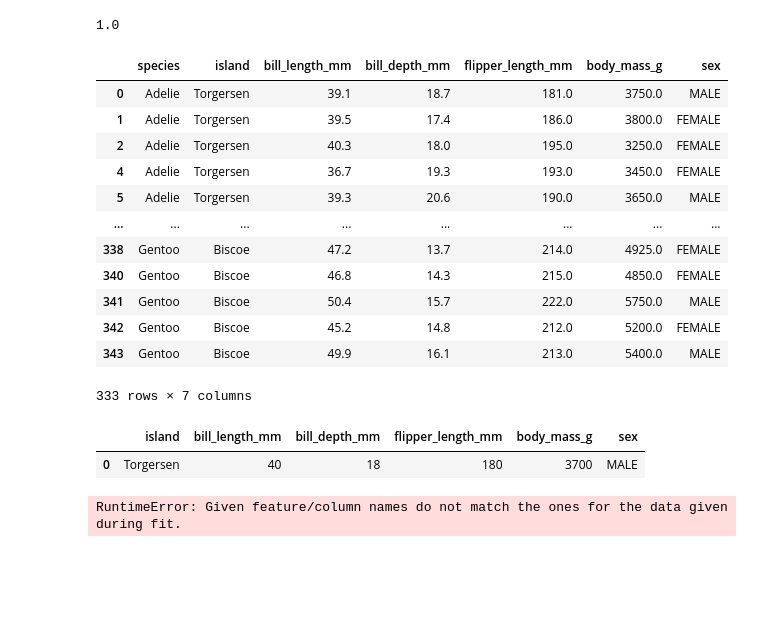
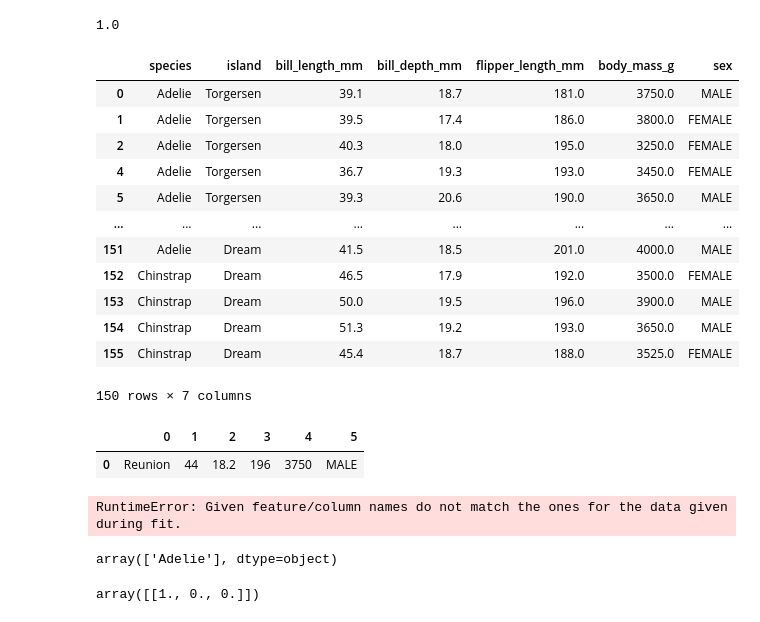
Before and after one commit to alexisflipo/ml_prod, a Jupyter notebook: notebooks/viz.ipynb, the cells around one changed output. Cells and saved outputs as stored; diff of their text form; code cells hidden in the pictures; blank space fills up the shorter version.

```diff
--- a/notebooks/viz.ipynb
+++ b/notebooks/viz.ipynb
@@ -173,30 +173,38 @@ accuracy_score(y_pred, y_test)
 # %% [output]
 1.0
 # %%
-df
+df.head(150)
 # %% [output]
 |  | species | island | bill_length_mm | bill_depth_mm | flipper_length_mm | body_mass_g | sex |
 | 0 | Adelie | Torgersen | 39.1 | 18.7 | 181.0 | 3750.0 | MALE |
 | 1 | Adelie | Torgersen | 39.5 | 17.4 | 186.0 | 3800.0 | FEMALE |
 | 2 | Adelie | Torgersen | 40.3 | 18.0 | 195.0 | 3250.0 | FEMALE |
 | 4 | Adelie | Torgersen | 36.7 | 19.3 | 193.0 | 3450.0 | FEMALE |
 | 5 | Adelie | Torgersen | 39.3 | 20.6 | 190.0 | 3650.0 | MALE |
 | ... | ... | ... | ... | ... | ... | ... | ... |
-| 338 | Gentoo | Biscoe | 47.2 | 13.7 | 214.0 | 4925.0 | FEMALE |
-| 340 | Gentoo | Biscoe | 46.8 | 14.3 | 215.0 | 4850.0 | FEMALE |
-| 341 | Gentoo | Biscoe | 50.4 | 15.7 | 222.0 | 5750.0 | MALE |
-| 342 | Gentoo | Biscoe | 45.2 | 14.8 | 212.0 | 5200.0 | FEMALE |
-| 343 | Gentoo | Biscoe | 49.9 | 16.1 | 213.0 | 5400.0 | MALE |
+| 151 | Adelie | Dream | 41.5 | 18.5 | 201.0 | 4000.0 | MALE |
+| 152 | Chinstrap | Dream | 46.5 | 17.9 | 192.0 | 3500.0 | FEMALE |
+| 153 | Chinstrap | Dream | 50.0 | 19.5 | 196.0 | 3900.0 | MALE |
+| 154 | Chinstrap | Dream | 51.3 | 19.2 | 193.0 | 3650.0 | MALE |
+| 155 | Chinstrap | Dream | 45.4 | 18.7 | 188.0 | 3525.0 | FEMALE |
-333 rows × 7 columns
+150 rows × 7 columns
 # %%
-b = ['Torgersen',40,18,180,3700,'MALE']
-a = pd.DataFrame([b], columns=X.columns)
+b = ['Reunion',44,18.2,196,3750,'MALE']
+a = pd.DataFrame([b])
 
 a
 # %% [output]
-|  | island | bill_length_mm | bill_depth_mm | flipper_length_mm | body_mass_g | sex |
-| 0 | Torgersen | 40 | 18 | 180 | 3700 | MALE |
+|  | 0 | 1 | 2 | 3 | 4 | 5 |
+| 0 | Reunion | 44 | 18.2 | 196 | 3750 | MALE |
 # %%
 test = best_model.predict(a)
 # %% [output]
 RuntimeError: Given feature/column names do not match the ones for the data given during fit.
+# %%
+test
+# %% [output]
+array(['Adelie'], dtype=object)
+# %%
+best_model.predict_proba(a)
+# %% [output]
+array([[1., 0., 0.]])
```
Also changed, not shown: parts of 1 cell of this notebook, 6 other files.
